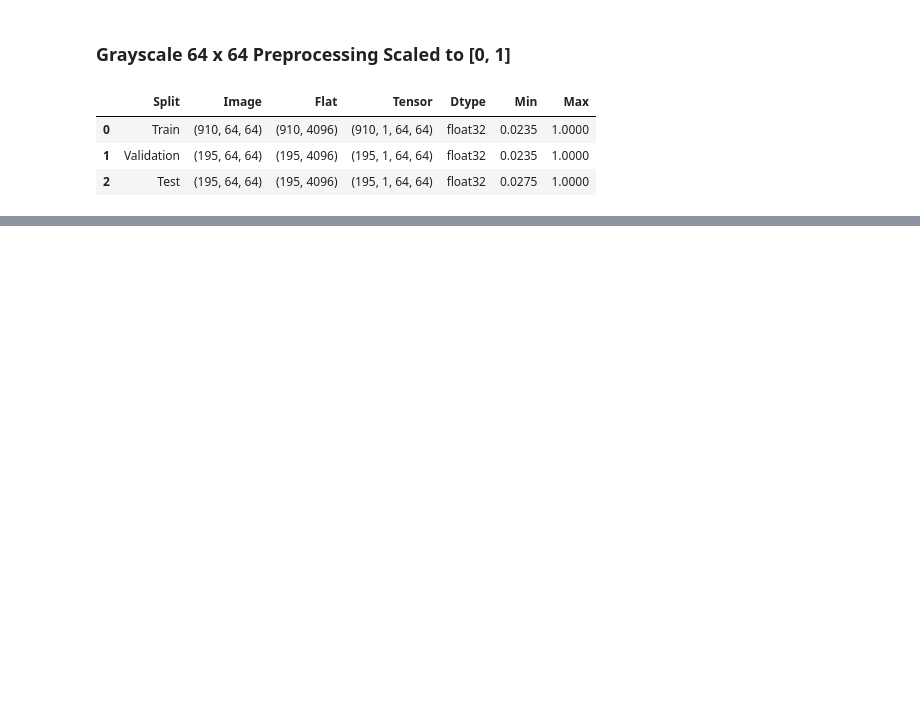
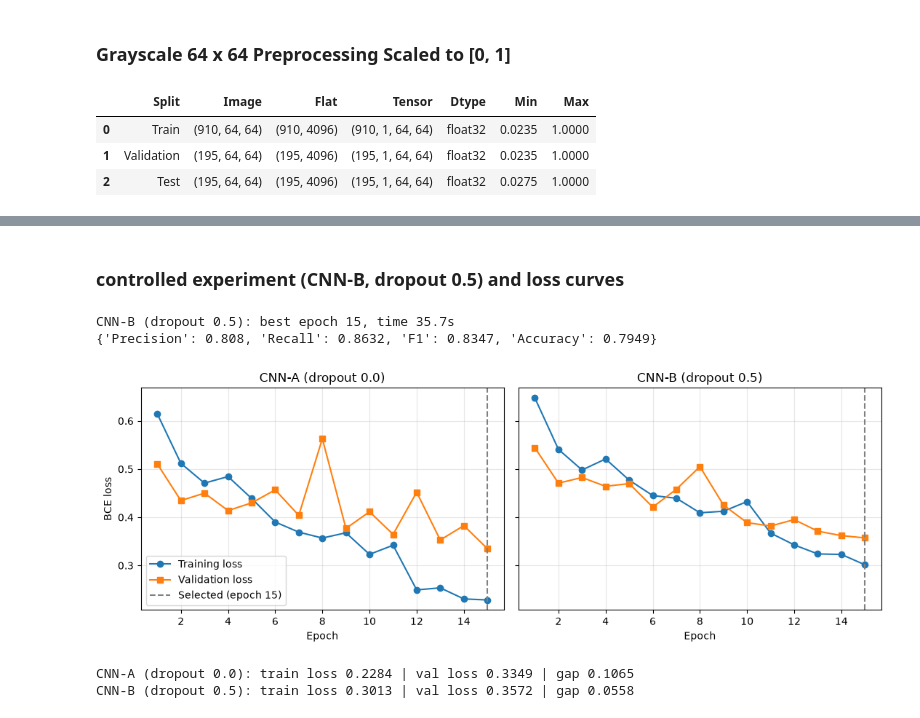
Before and after one commit to dljantz/machine-learning-final-project, a Jupyter notebook: project.ipynb, the cells around one changed output, grey strips where cells are left out. Cells and saved outputs as stored; diff of their text form; code cells hidden in the pictures; blank space fills up the shorter version.

Commit message:
Section 3: baseline, CNN and controlled experiment

```diff
--- a/project.ipynb
+++ b/project.ipynb
@@ -261,0 +295,18 @@ display(prep_table)
+# %%
+set_seed()
+log_reg = LogisticRegression(C=1.0, solver="lbfgs", max_iter=1000, random_state=SEED)
+
+with warnings.catch_warnings(record=True) as caught:
+    warnings.simplefilter("always")
+    t0 = time.perf_counter()
+    log_reg.fit(X_train_flat, y_train)
+    lr_train_time = time.perf_counter() - t0
+
+conv = [str(w.message) for w in caught if issubclass(w.category, ConvergenceWarning)]
+print("Settings:", log_reg.get_params())
+print(f"Iterations: {int(log_reg.n_iter_[0])}/{log_reg.max_iter} | time {lr_train_time:.2f}s")
+print("Convergence issue:", conv[0].splitlines()[0] if conv else "none")
+
+lr_val_pred = (log_reg.predict_proba(X_val_flat)[:, 1] >= THRESHOLD).astype(int)
+lr_val_metrics = defect_metrics(y_val, lr_val_pred)
+print({k: round(v, 4) for k, v in lr_val_metrics.items()})
@@ -261,0 +401,29 @@ display(prep_table)
+# %% [markdown]
+### controlled experiment (CNN-B, dropout 0.5) and loss curves
+# %%
+cnn_b, hist_b, best_ep_b, time_b = train_cnn(dropout=0.5)
+val_metrics_b = defect_metrics(y_val, (predict_probs(cnn_b, val_dataset) >= THRESHOLD).astype(int))
+print(f"CNN-B (dropout 0.5): best epoch {best_ep_b}, time {time_b:.1f}s")
+print({k: round(v, 4) for k, v in val_metrics_b.items()})
+
+fig, axes = plt.subplots(1, 2, figsize=(11, 4), sharey=True)
+for ax, h, ep, title in [(axes[0], hist_a, best_ep_a, "CNN-A (dropout 0.0)"),
+                         (axes[1], hist_b, best_ep_b, "CNN-B (dropout 0.5)")]:
+    xs = range(1, EPOCHS + 1)
+    ax.plot(xs, h["train_loss"], marker="o", label="Training loss")
+    ax.plot(xs, h["val_loss"], marker="s", label="Validation loss")
+    ax.axvline(ep, color="gray", linestyle="--", label=f"Selected (epoch {ep})")
+    ax.set_title(title); ax.set_xlabel("Epoch"); ax.grid(alpha=0.3)
+axes[0].set_ylabel("BCE loss"); axes[0].legend()
+plt.tight_layout(); plt.show()
+# %% [output]
+CNN-B (dropout 0.5): best epoch 15, time 35.7s
+{'Precision': 0.808, 'Recall': 0.8632, 'F1': 0.8347, 'Accuracy': 0.7949}
+[figure, added]
+# %%
+for name, h in [("CNN-A (dropout 0.0)", hist_a), ("CNN-B (dropout 0.5)", hist_b)]:
+    tr, va = h["train_loss"][-1], h["val_loss"][-1]
+    print(f"{name}: train loss {tr:.4f} | val loss {va:.4f} | gap {va - tr:.4f}")
+# %% [output]
+CNN-A (dropout 0.0): train loss 0.2284 | val loss 0.3349 | gap 0.1065
+CNN-B (dropout 0.5): train loss 0.3013 | val loss 0.3572 | gap 0.0558
```
Also changed, not shown: parts of 10 cells of this notebook.
